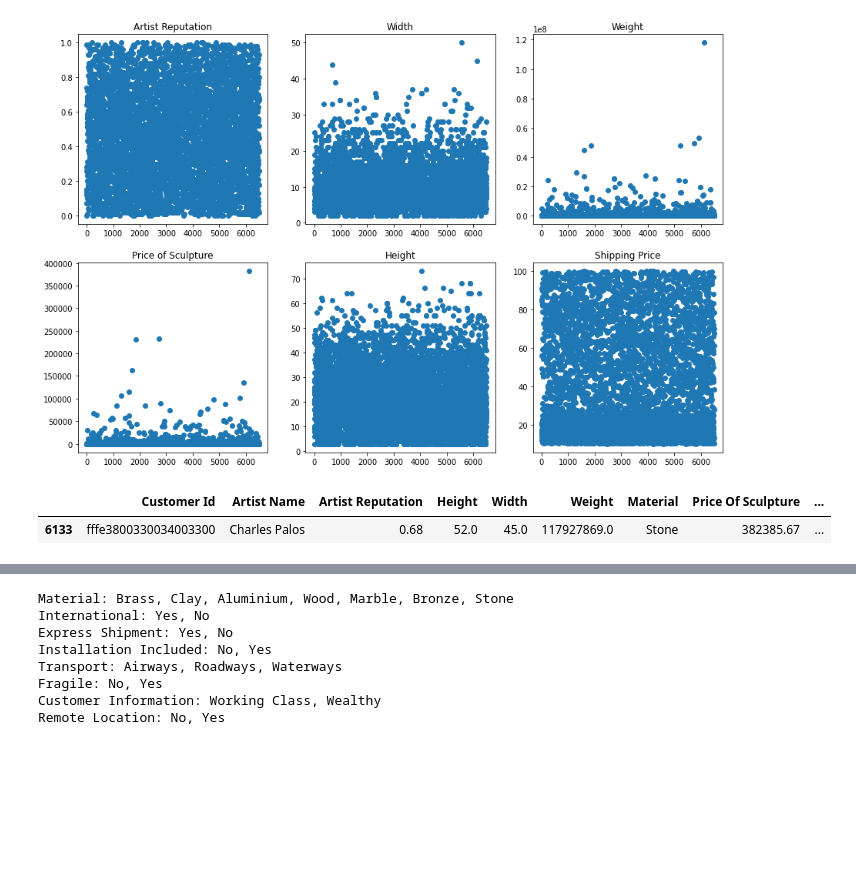
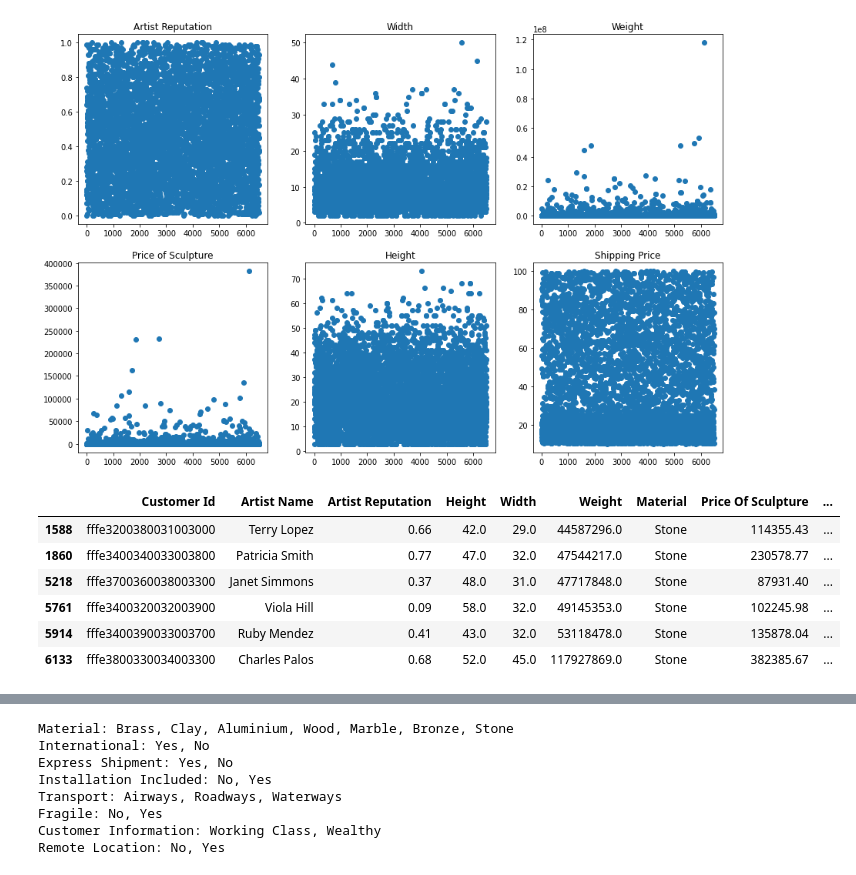
Before and after one commit to Coder-RG/ArtifactCost, a Jupyter notebook: ArtifactCost.ipynb, the cells around one changed output, grey strips where cells are left out. Cells and saved outputs as stored; diff of their text form; code cells hidden in the pictures; blank space fills up the shorter version.

```diff
--- a/ArtifactCost.ipynb
+++ b/ArtifactCost.ipynb
@@ -11,8 +12,8 @@ import matplotlib.pyplot as plt
 # %% [markdown]
 ## Load data into DataFrame
 # %%
-df_train = pd.read_csv('dataset/train.csv').fillna(method='backfill')
-# df_test = pd.read_csv('dataset/test.csv').fillna(method='backfill')
+df_train = pd.read_csv('../dataset/artifactCost/train.csv').fillna(method='backfill')
+df_test = pd.read_csv('../dataset/artifactCost/test.csv').fillna(method='backfill')
 # %%
 X = df_train.iloc[:,:-1]
 y = df_train.iloc[:,-1]
@@ -96,9 +70,15 @@ plt.show()
 [figure]
 # %%
 index_to_remove = set()
-X.loc[X['Weight'] > 60000000]
+index_to_remove.update(X.loc[X['Weight'] > 40000000].index)
+X.loc[X['Weight'] > 40000000]
 # %% [output]
 |  | Customer Id | Artist Name | Artist Reputation | Height | Width | Weight | Material | Price Of Sculpture | ... |
+| 1588 | fffe3200380031003000 | Terry Lopez | 0.66 | 42.0 | 29.0 | 44587296.0 | Stone | 114355.43 | ... |
+| 1860 | fffe3400340033003800 | Patricia Smith | 0.77 | 47.0 | 32.0 | 47544217.0 | Stone | 230578.77 | ... |
+| 5218 | fffe3700360038003300 | Janet Simmons | 0.37 | 48.0 | 31.0 | 47717848.0 | Stone | 87931.40 | ... |
+| 5761 | fffe3400320032003900 | Viola Hill | 0.09 | 58.0 | 32.0 | 49145353.0 | Stone | 102245.98 | ... |
+| 5914 | fffe3400390033003700 | Ruby Mendez | 0.41 | 43.0 | 32.0 | 53118478.0 | Stone | 135878.04 | ... |
 | 6133 | fffe3800330034003300 | Charles Palos | 0.68 | 52.0 | 45.0 | 117927869.0 | Stone | 382385.67 | ... |
 # %%
 index_to_remove.update(X.loc[X['Width'] > 40].index)
```
Also changed, not shown: parts of 43 cells of this notebook.
